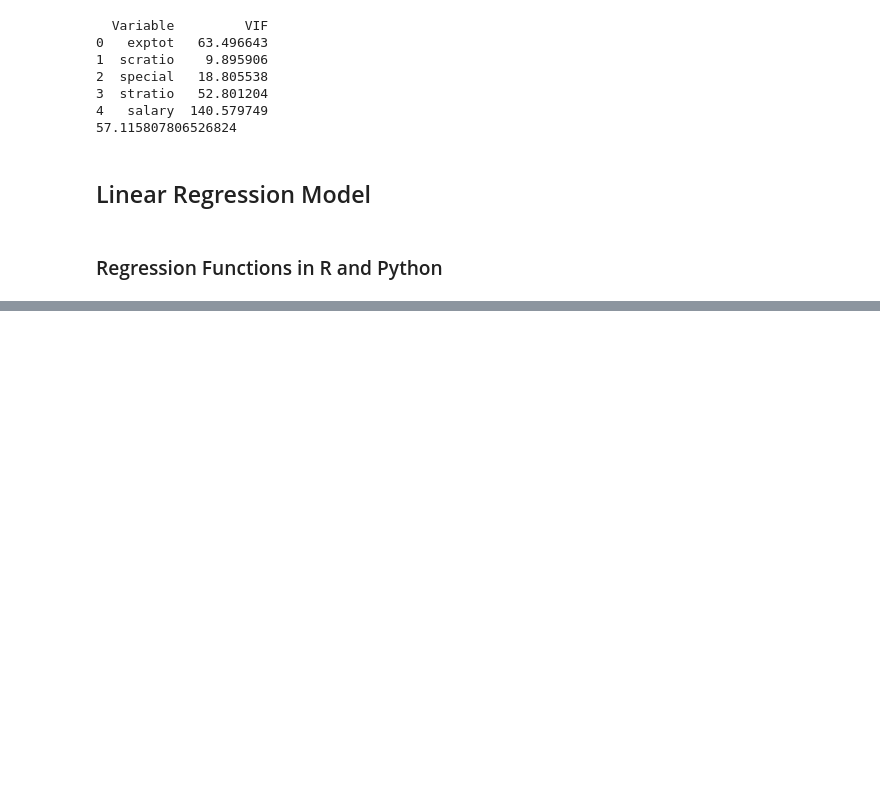
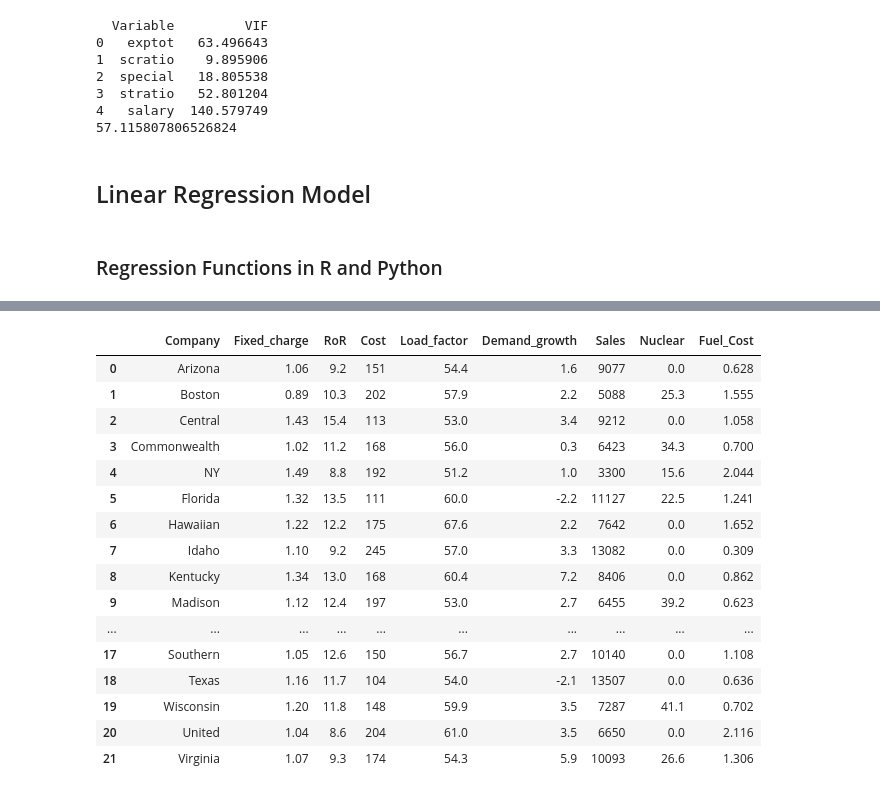
Before and after one commit to yiding2022/DAAI, a Jupyter notebook: Day2_Estimation_of_Linear_Relationship.ipynb, the cells around one changed output, grey strips where cells are left out. Drawn from its saved outputs; the diff is of its cells as text; code cells hidden in the pictures; blank space fills up the shorter version.

```diff
--- a/Day2_Estimation_of_Linear_Relationship.ipynb
+++ b/Day2_Estimation_of_Linear_Relationship.ipynb
@@ -199,0 +245,25 @@ strong multicollinearity or other numerical problems.
+# %%
+# work on another dataset
+
+url = "https://raw.githubusercontent.com/yiding2022/DAAI/main/Utilities.txt"
+Utilities = pd.read_csv(url)
+# %%
+Utilities
+# %% [output]
+|  | Company | Fixed_charge | RoR | Cost | Load_factor | Demand_growth | Sales | Nuclear | Fuel_Cost |
+| 0 | Arizona | 1.06 | 9.2 | 151 | 54.4 | 1.6 | 9077 | 0.0 | 0.628 |
+| 1 | Boston | 0.89 | 10.3 | 202 | 57.9 | 2.2 | 5088 | 25.3 | 1.555 |
+| 2 | Central | 1.43 | 15.4 | 113 | 53.0 | 3.4 | 9212 | 0.0 | 1.058 |
+| 3 | Commonwealth | 1.02 | 11.2 | 168 | 56.0 | 0.3 | 6423 | 34.3 | 0.700 |
+| 4 | NY | 1.49 | 8.8 | 192 | 51.2 | 1.0 | 3300 | 15.6 | 2.044 |
+| 5 | Florida | 1.32 | 13.5 | 111 | 60.0 | -2.2 | 11127 | 22.5 | 1.241 |
+| 6 | Hawaiian | 1.22 | 12.2 | 175 | 67.6 | 2.2 | 7642 | 0.0 | 1.652 |
+| 7 | Idaho | 1.10 | 9.2 | 245 | 57.0 | 3.3 | 13082 | 0.0 | 0.309 |
+| 8 | Kentucky | 1.34 | 13.0 | 168 | 60.4 | 7.2 | 8406 | 0.0 | 0.862 |
+| 9 | Madison | 1.12 | 12.4 | 197 | 53.0 | 2.7 | 6455 | 39.2 | 0.623 |
+| ... | ... | ... | ... | ... | ... | ... | ... | ... | ... |
+| 17 | Southern | 1.05 | 12.6 | 150 | 56.7 | 2.7 | 10140 | 0.0 | 1.108 |
+| 18 | Texas | 1.16 | 11.7 | 104 | 54.0 | -2.1 | 13507 | 0.0 | 0.636 |
+| 19 | Wisconsin | 1.20 | 11.8 | 148 | 59.9 | 3.5 | 7287 | 41.1 | 0.702 |
+| 20 | United | 1.04 | 8.6 | 204 | 61.0 | 3.5 | 6650 | 0.0 | 2.116 |
+| 21 | Virginia | 1.07 | 9.3 | 174 | 54.3 | 5.9 | 10093 | 26.6 | 1.306 |
```
Also changed, not shown: parts of 5 cells of this notebook.
